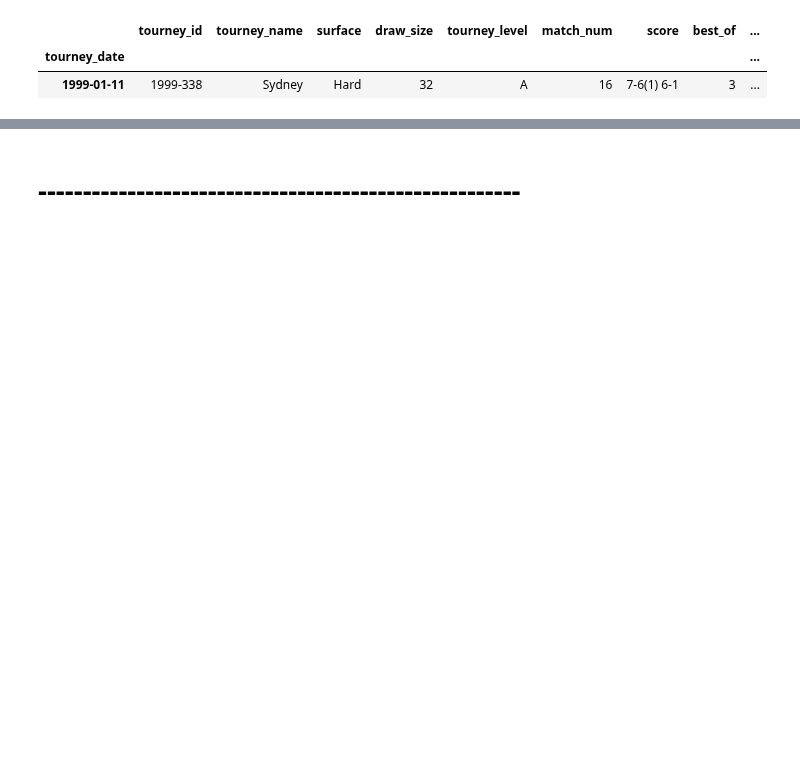
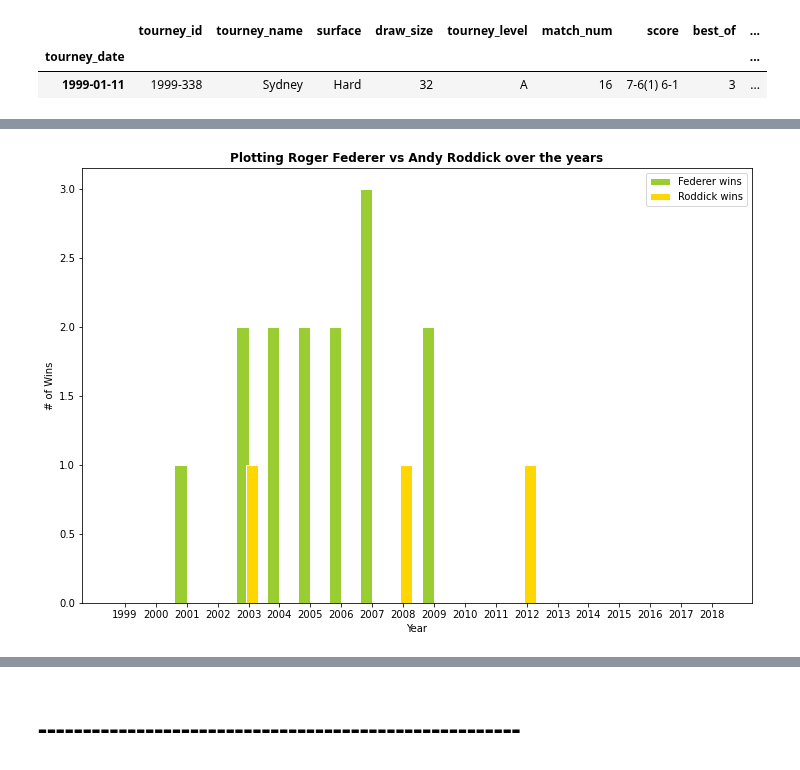
Before and after one commit to Racket-Science/Tennis-Match-Predictions, a Jupyter notebook: Notebooks/daniels_notebook.ipynb, the cells around one changed output, grey strips where cells are left out. Cells and saved outputs as stored; diff of their text form; code cells hidden in the pictures; blank space fills up the shorter version.

```diff
--- a/Notebooks/daniels_notebook.ipynb
+++ b/Notebooks/daniels_notebook.ipynb
@@ -155,0 +176,10 @@ df2
+# %%
+from datetime import datetime
+
+#Player 1 is always alphabetically first - Andy
+Rodrick_Federer = df[df.player_1 == 'Andy Roddick']
+#Player 2 will be Roger
+Rodrick_Federer = Rodrick_Federer[Rodrick_Federer.player_2 == 'Roger Federer']
+
+#They played 17 matches against each other
+Rodrick_Federer.shape
@@ -155,0 +222,3 @@ df2
+# %%
+Rodrick_Federer['year'] = (Rodrick_Federer['tourney_id'].str[0:4]).astype(int)
+Rodrick_Federer.year
@@ -155,0 +263,10 @@ df2
+# %%
+years = [i for i in range(1999, 2019)]
+fedwins = [0 for i in range(1999, 2019)]
+rodwins = [0 for i in range(1999, 2019)]
+
+for index, row in Rodrick_Federer.iterrows():
+    if row['winner'] == "Andy Roddick":
+        rodwins[row['year'] - 1999] += 1
+    elif row['winner'] == "Roger Federer":
+        fedwins[row['year'] - 1999] += 1
@@ -155,0 +287,22 @@ df2
+# %%
+plt.figure(figsize=(12,8))
+
+#barwith and position
+barWidth = 0.4
+b1 = np.arange(len(fedwins))
+b2 = [x + barWidth for x in r1]
+
+# Make the plot
+plt.bar(r1, fedwins, color='#9ACD32', width=barWidth, edgecolor='white', label='Federer wins')
+plt.bar(r2, rodwins, color='#FFD700', width=barWidth, edgecolor='white', label='Roddick wins')
+
+# Add xticks on the middle of the group bars
+plt.title('Plotting Roger Federer vs Andy Roddick over the years', fontweight='bold')
+plt.xticks([r + barWidth - 0.2 for r in range(len(fedwins))], [i for i in range(1999, 2019)])
+plt.xlabel("Year")
+plt.ylabel("# of Wins");
+
+# Create legend & Show graphic
+plt.legend();
+# %% [output]
+[figure, added]
```
Also changed, not shown: parts of 55 cells of this notebook.
